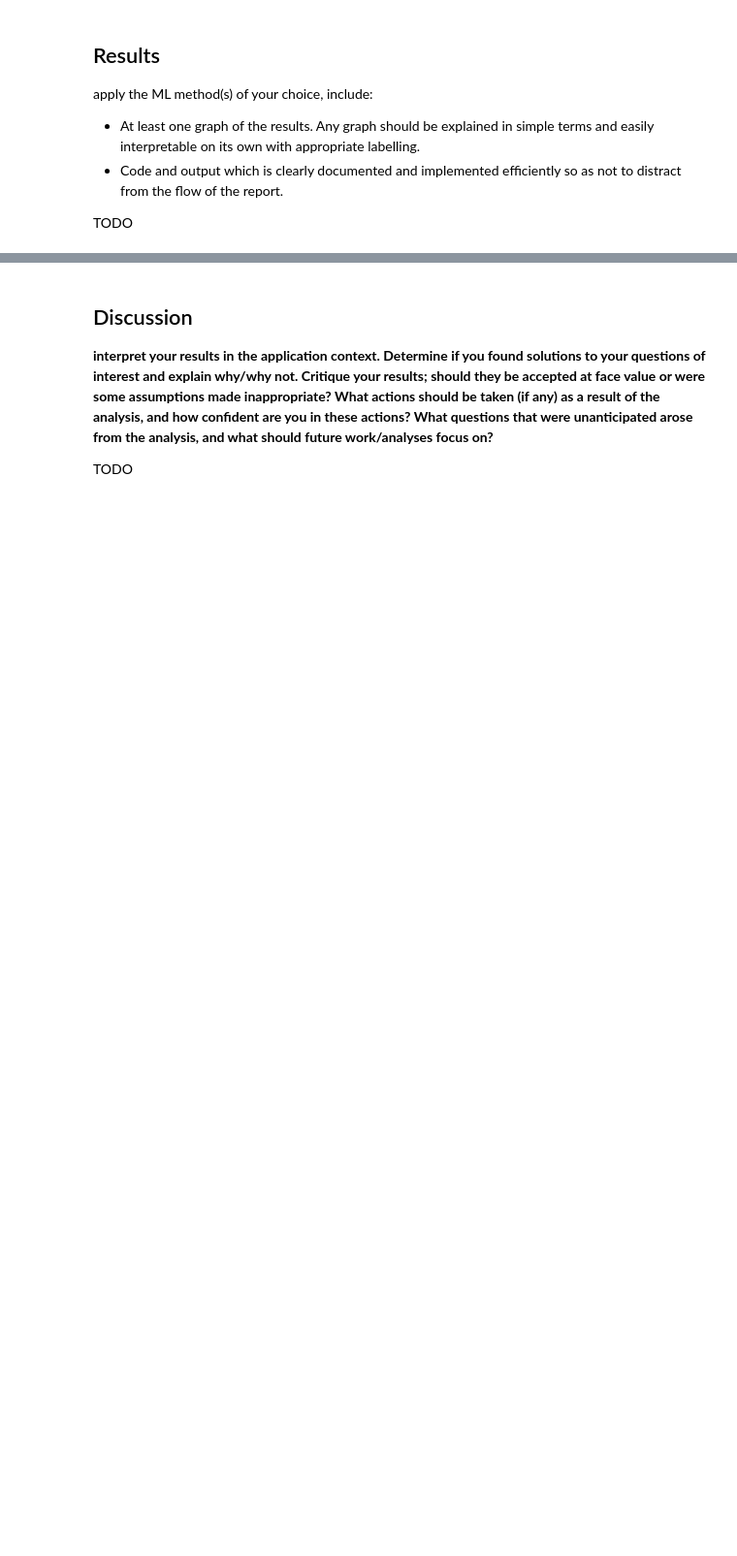
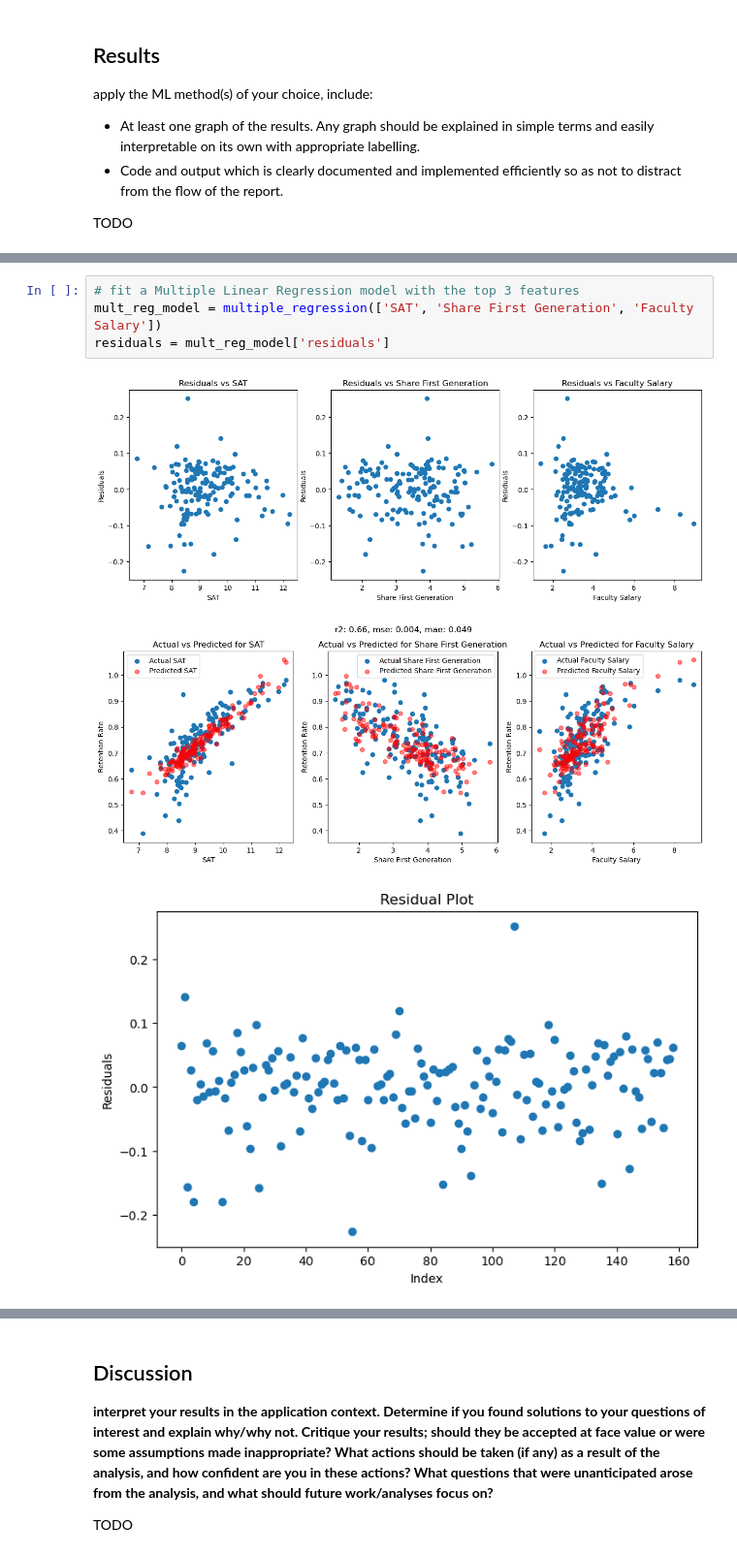
Before and after one commit to sahana-dhar/Understanding-Student-Retention-in-Higher-Education-, a Jupyter notebook: ds3000_final_report.ipynb, the cells around one changed output, grey strips where cells are left out. Shown at 97% size. Cells and saved outputs as stored; diff of their text form; blank space fills up the shorter version.

```diff
--- a/ds3000_final_report.ipynb
+++ b/ds3000_final_report.ipynb
@@ -86,0 +470,8 @@ TODO
+# %%
+# fit a Multiple Linear Regression model with the top 3 features
+mult_reg_model = multiple_regression(['SAT', 'Share First Generation', 'Faculty Salary'])
+residuals = mult_reg_model['residuals']
+# %% [output]
+[figure, added]
+[figure, added]
+[figure, added]
```
Also changed, not shown: parts of 15 cells of this notebook.
